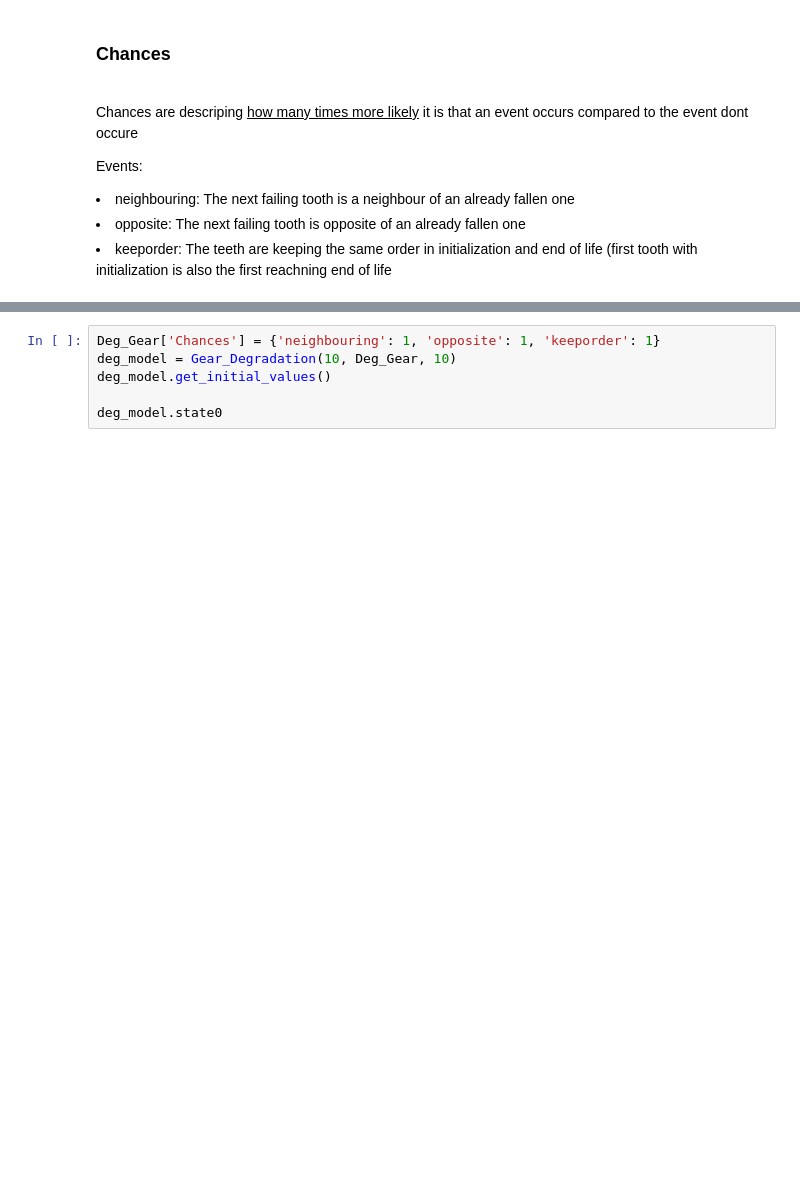
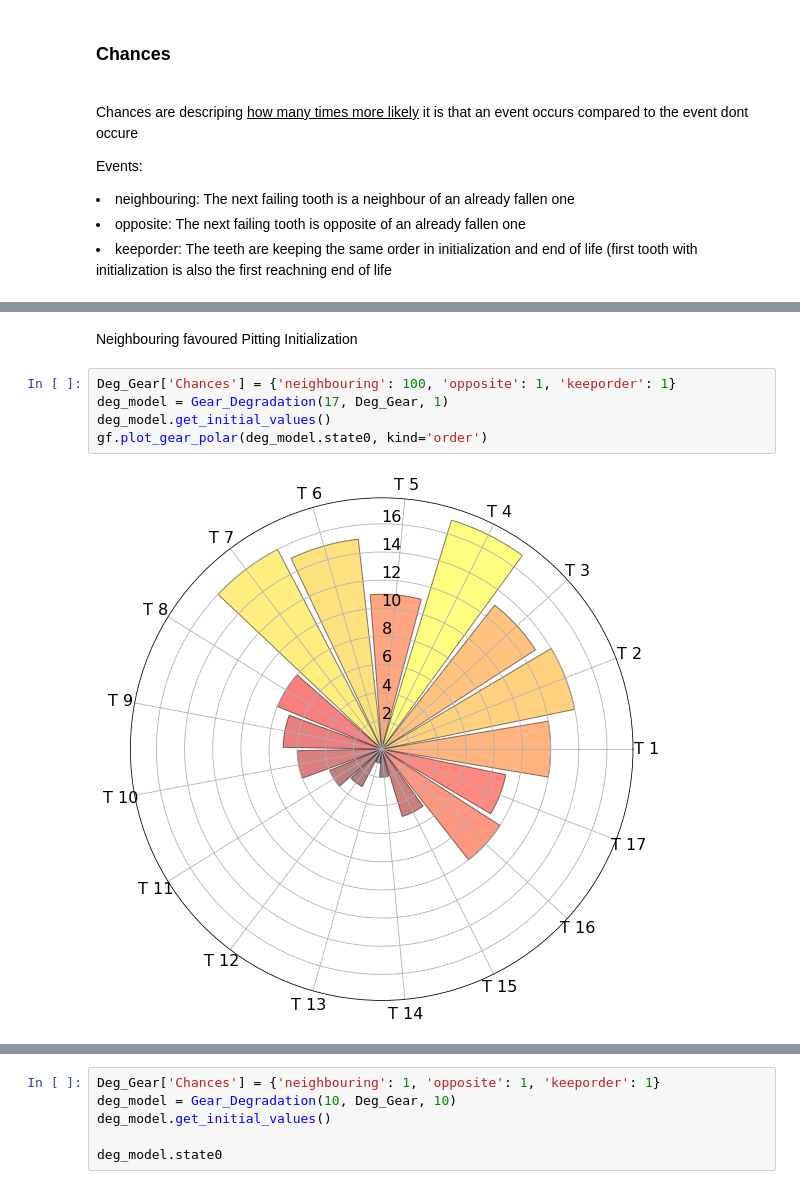
Before and after one commit to HoChiak/Gearbox, a Jupyter notebook: RF_Sim_GearboxVibration.ipynb, the cells around one changed output, grey strips where cells are left out. Cells and saved outputs as stored; diff of their text form; blank space fills up the shorter version.

```diff
--- a/RF_Sim_GearboxVibration.ipynb
+++ b/RF_Sim_GearboxVibration.ipynb
@@ -459,0 +487,9 @@ os.chdir(wd)
+# %% [markdown]
+<p>Neighbouring favoured Pitting Initialization</p>
+# %%
+Deg_Gear['Chances'] = {'neighbouring': 100, 'opposite': 1, 'keeporder': 1}
+deg_model = Gear_Degradation(17, Deg_Gear, 1)
+deg_model.get_initial_values()
+gf.plot_gear_polar(deg_model.state0, kind='order')
+# %% [output]
+[figure, added]
```
Also changed, not shown: parts of 24 cells of this notebook.
